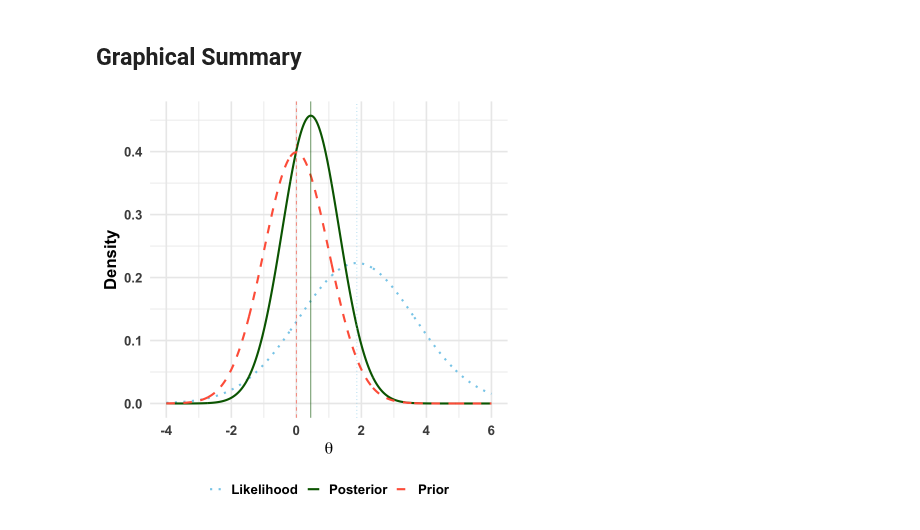
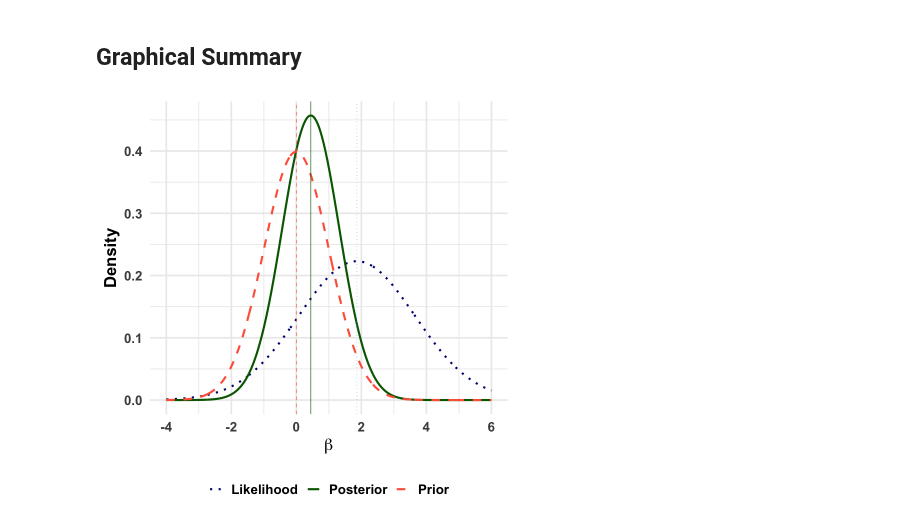
Before and after one commit to StatFunGen/statgen-prerequisites, a Jupyter notebook: Bayesian_normal_mean_model.ipynb, the cells around one changed output. Drawn from its saved outputs; the diff is of its cells as text; code cells hidden in the pictures.

```diff
--- a/Bayesian_normal_mean_model.ipynb
+++ b/Bayesian_normal_mean_model.ipynb
@@ -146,0 +154,24 @@ rm(list = ls())
+# %%
+n_individuals <- 10           # number of individuals
+height_baseline <- 170       # population mean height (cm)
+
+# Generate genotypes (0, 1, or 2 copies of the variant)
+# Assuming MAF = 0.3 (Minor Allele Frequency)
+maf <- 0.3
+p_genotypes <- c((1-maf)^2, 2*maf*(1-maf), maf^2)  # P(0), P(1), P(2)
+
+genotypes <- sample(0:2, size = n_individuals, replace = TRUE, prob = p_genotypes)
+
+# Calculate genetic contributions and add environmental noise
+genetic_effects <- genotypes * beta_true
+environmental_effects <- rnorm(n_individuals, mean = 0, sd = sigma_epsilon)
+observed_heights <- height_baseline + genetic_effects + environmental_effects
+
+# Create dataset
+data <- data.frame(
+  individual = 1:n_individuals,
+  genotype = genotypes,
+  height = observed_heights,
+  genetic_effect = genetic_effects,
+  environmental_effect = environmental_effects
+)
@@ -317,61 +386,61 @@ sigma_1 <- sqrt(1 / tau_1)  # Posterior standard deviation
 mu_1 <- (tau_0 * mu_0 + tau_likelihood * y_bar) / tau_1  # Posterior mean
 
 # Create data for plotting
-theta_range <- seq(-4, 6, length.out = 1000)
+beta_range <- seq(-4, 6, length.out = 1000)
 
 # Calculate densities
-prior_density <- dnorm(theta_range, mu_0, sigma_0)
-likelihood_density <- dnorm(theta_range, y_bar, sigma/sqrt(n))  # Likelihood as function of theta
-posterior_density <- dnorm(theta_range, mu_1, sigma_1)
+prior_density <- dnorm(beta_range, mu_0, sigma_0)
+likelihood_density <- dnorm(beta_range, y_bar, sigma/sqrt(n))  # Likelihood as function of beta
+posterior_density <- dnorm(beta_range, mu_1, sigma_1)
 
 # Combine into data frame
 plot_data <- data.frame(
-  theta = rep(theta_range, 3),
+  beta = rep(beta_range, 3),
   density = c(prior_density, likelihood_density, posterior_density),
-  distribution = rep(c("Prior", "Likelihood", "Posterior"), each = length(theta_range))
+  distribution = rep(c("Prior", "Likelihood", "Posterior"), each = length(beta_range))
 )
 
 # Create the plot
-p <- ggplot(plot_data, aes(x = theta, y = density, color = distribution, linetype = distribution)) +
+p <- ggplot(plot_data, aes(x = beta, y = density, color = distribution, linetype = distribution)) +
   geom_line(size = 1.2) +
   scale_color_manual(values = c("Prior" = "tomato",
-                               "Likelihood" = "skyblue",
+                               "Likelihood" = "#000080",
                                "Posterior" = "darkgreen")) +
   scale_linetype_manual(values = c("Prior" = "dashed",
                                   "Likelihood" = "dotted",
                                   "Posterior" = "solid")) +
   labs(
     y = "Density",
-    x = expression(theta),
+    x = expression(beta),
     color = "Distribution",
     linetype = "Distribution"
   ) +
   theme_minimal(base_size = 20) +
   theme(
     plot.title = element_blank(),
     axis.title.y = element_text(face = "bold"),
     axis.title.x = element_text(face = "bold"),
     axis.text.x = element_text(face = "bold"),
     axis.text.y = element_text(face = "bold"),
     legend.title = element_blank(),
     legend.text = element_text(face = "bold"),
     legend.position = "bottom"
   ) +
   guides(color = guide_legend(override.aes = list(size = 1.5)))
 
 # Add vertical lines for means
 p <- p +
   geom_vline(xintercept = mu_0, color = "tomato", linetype = "dashed", alpha = 0.7) +
   geom_vline(xintercept = y_bar, color = "skyblue", linetype = "dotted", alpha = 0.7) +
   geom_vline(xintercept = mu_1, color = "darkgreen", linetype = "solid", alpha = 0.7)
 
 # Display plot
 print(p)
 
 # Save plot to file
 ggsave("./cartoons/Bayesian_normal_mean_model.png", plot = p,
        width = 10, height = 6,
        bg = "transparent",
        dpi = 300)
 # %% [output]
-[figure, old version]
+[figure, new version]
```
Also changed, not shown: parts of 28 cells of this notebook, 22 other files.
